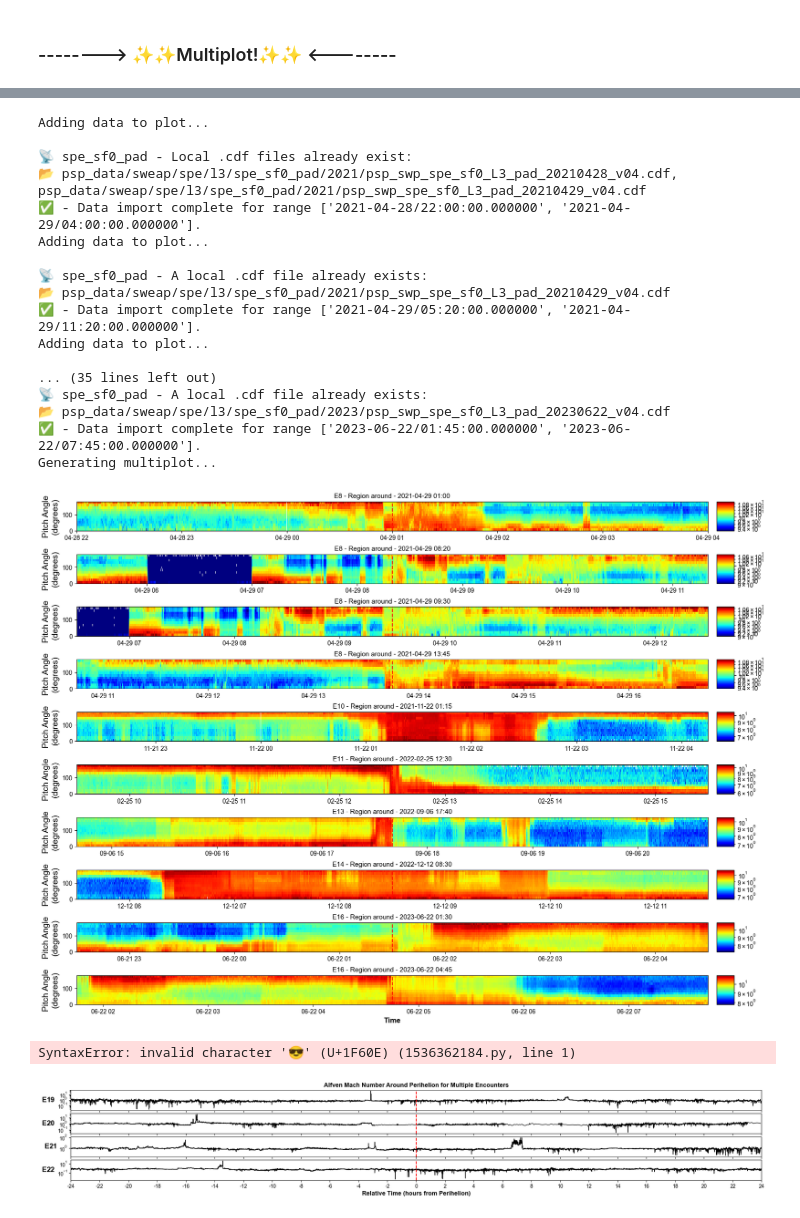
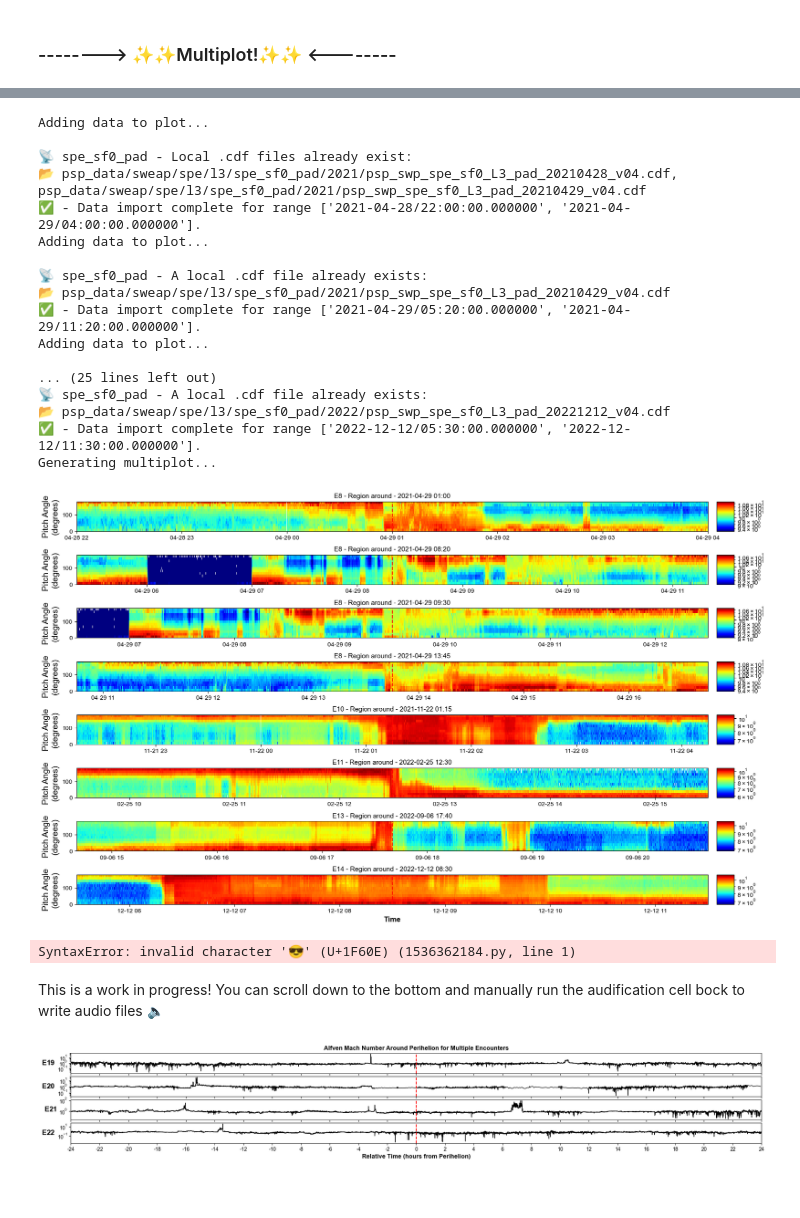
Before and after one commit to Sonified/Plotbot, a Jupyter notebook: Plotbot.ipynb, the cells around one changed output, grey strips where cells are left out. Cells and saved outputs as stored; diff of their text form; code cells hidden in the pictures; blank space fills up the shorter version.

```diff
--- a/Plotbot.ipynb
+++ b/Plotbot.ipynb
@@ -5381,3 +5380,14 @@ def showdahodo(trange, var1, var2, color_var=None, norm_ = None, xlim_ = None, y
         plt.show();
 
     return fig, ax
+# %%
+#----Print manager----///
+print_manager.show_status = True  # Status prints, useful for status updates
+print_manager.show_debug = False  # Debug prints, helpful for debugging
+
+#----Showdahodo----///
+trange = ['2023-09-28/06:00:00.000', '2023-09-28/07:30:00.000']  # Enc 17 HCS Crossing
+
+print("✨ We can use the showdahodo function to plot two variables against each other, like the radial magnetic field and strahl centroids!\n")
+
+showdahodo(trange, mag_rtn_4sa.br, epad.centroids);
@@ -6716,8 +6666,8 @@ plt.options.custom_x_axis_label = None
 #====================================================================
 # CONFIGURE AXIS-SPECIFIC OPTIONS ✨NEW!✨
 #====================================================================
-plt.options.ax2.colorbar_limits = (9, 10.7) #We're setting a custom limit to correct for the area where the instrument dropped out!
-plt.options.ax3.colorbar_limits = (9, 10.7)
+plt.options.ax2.colorbar_limits = (9, 10.7) #We're setting a custom limit to correct for the area where the instrument dropped out.
+plt.options.ax3.colorbar_limits = (9, 10.7) #This causes the drop-out region to appear dark blue, but the rest of the data is properly scaled.
 
 
 #====================================================================
@@ -6736,47 +6686,49 @@ hcs_crossing_times = [ #in the previous example we defined the times outside the
     '2021-11-22/01:15:00.000',
     '2022-02-25/12:30:00.000',
     '2022-09-06/17:40:00.000',
-    '2022-12-12/08:30:00.000',
-    '2023-06-22/01:30:00.000',
-    '2023-06-22/04:45:00.000'
+    '2022-12-12/08:30:00.000'
+    # '2023-06-22/01:30:00.000',
+    # '2023-06-22/04:45:00.000'
 ]
 
 plt.options.window = '06:00:00.000'
 plt.options.position = 'around'  # Position options for multiplot: 'before', 'after', 'around'
 
 plot_variable = epad.strahl
 
 # Create the plot data list using list comprehension
 plot_data = [(time, plot_variable) for time in hcs_crossing_times]
 
 #====================================================================
 # CALL MULTIPLOT WITH UPDATED OPTIONS
 #====================================================================
 multiplot(plot_data);
 # %% [output]
 Adding data to plot...
 
 📡 spe_sf0_pad - Local .cdf files already exist:
 📂 psp_data/sweap/spe/l3/spe_sf0_pad/2021/psp_swp_spe_sf0_L3_pad_20210428_v04.cdf, psp_data/sweap/spe/l3/spe_sf0_pad/2021/psp_swp_spe_sf0_L3_pad_20210429_v04.cdf
 ✅ - Data import complete for range ['2021-04-28/22:00:00.000000', '2021-04-29/04:00:00.000000'].
 Adding data to plot...
 
 📡 spe_sf0_pad - A local .cdf file already exists:
 📂 psp_data/sweap/spe/l3/spe_sf0_pad/2021/psp_swp_spe_sf0_L3_pad_20210429_v04.cdf
 ✅ - Data import complete for range ['2021-04-29/05:20:00.000000', '2021-04-29/11:20:00.000000'].
 Adding data to plot...
 
-... (35 lines left out)
+... (25 lines left out)
 📡 spe_sf0_pad - A local .cdf file already exists:
-📂 psp_data/sweap/spe/l3/spe_sf0_pad/2023/psp_swp_spe_sf0_L3_pad_20230622_v04.cdf
-✅ - Data import complete for range ['2023-06-22/01:45:00.000000', '2023-06-22/07:45:00.000000'].
+📂 psp_data/sweap/spe/l3/spe_sf0_pad/2022/psp_swp_spe_sf0_L3_pad_20221212_v04.cdf
+✅ - Data import complete for range ['2022-12-12/05:30:00.000000', '2022-12-12/11:30:00.000000'].
 Generating multiplot...
-[figure, old version]
+[figure, new version]
 # %%
 STOP 😎 #Who's callin this guy invalid!?
 #This just makes the Run All command stop...
 # %% [output]
 SyntaxError: invalid character '😎' (U+1F60E) (1536362184.py, line 1)
+# %% [markdown]
+This is a work in progress! You can scroll down to the bottom and manually run the audification cell bock to write audio files 🔈
 # %%
 print_manager.show_status = False  # Status prints, useful for status updates
 print_manager.show_debug = False   # Debug prints, helpful for debugging
```
Also changed, not shown: parts of 13 cells of this notebook, 1 other file.
